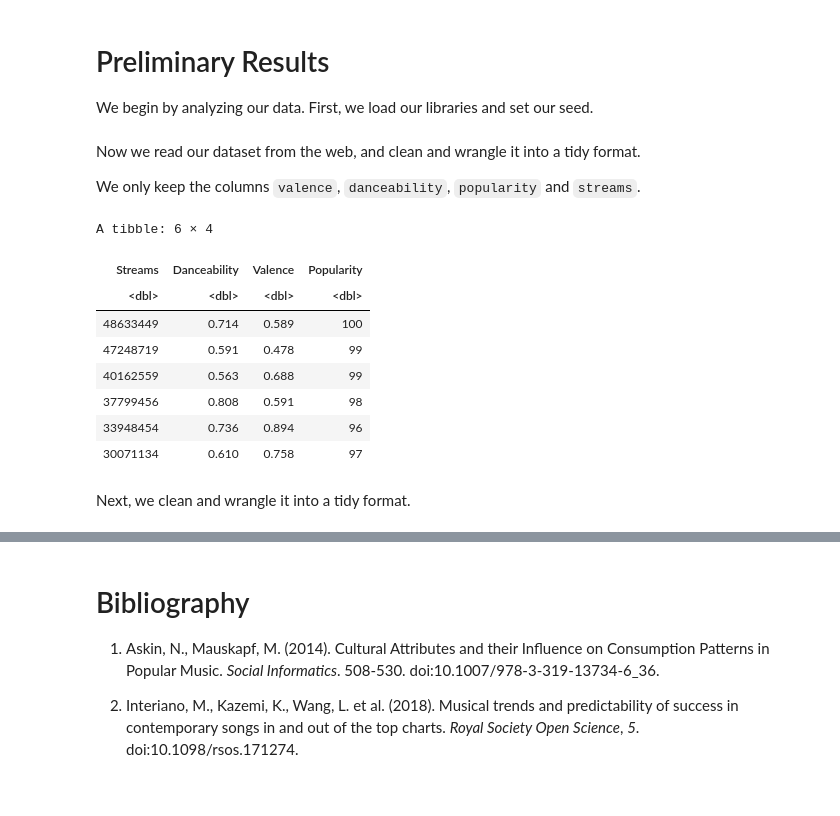
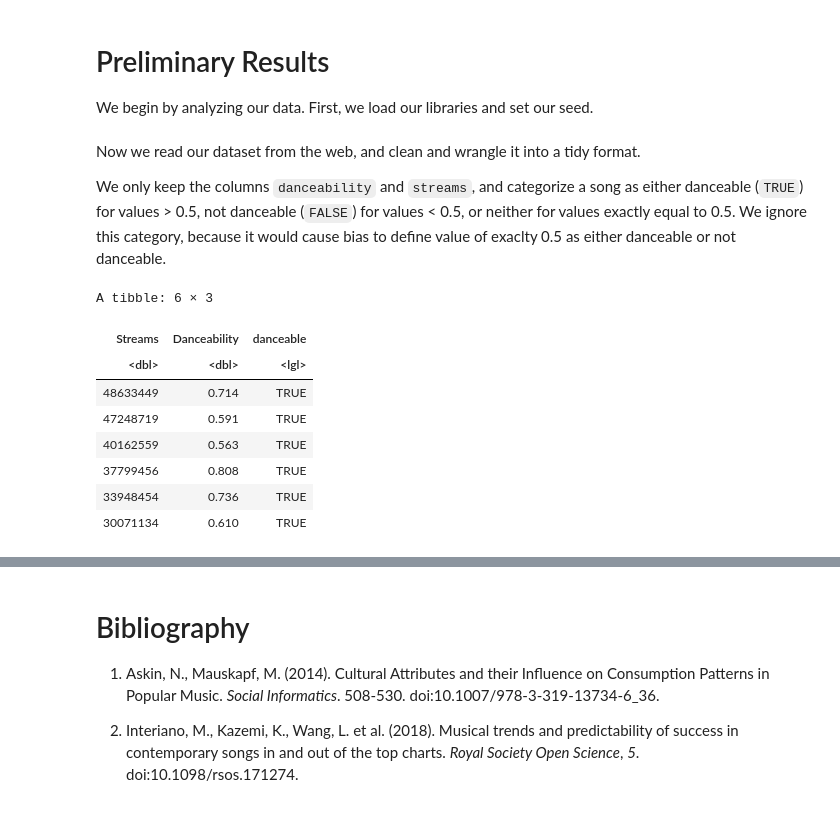
Before and after one commit to cinadia/stat-201-project, a Jupyter notebook: Proposal.ipynb, the cells around one changed output, grey strips where cells are left out. Saved outputs shown, nothing was run; the diff lists cells and outputs as text; code cells hidden in the pictures.

```diff
--- a/Proposal.ipynb
+++ b/Proposal.ipynb
@@ -42,21 +44,22 @@ set.seed(1)
 # %% [markdown]
 Now we read our dataset from the web, and clean and wrangle it into a tidy format.
 
-We only keep the columns `valence`, `danceability`, `popularity` and `streams`.
+We only keep the columns `danceability` and `streams`, and categorize a song as either danceable (`TRUE`) for values > 0.5, not danceable (`FALSE`) for values < 0.5, or neither for values exactly equal to 0.5. We ignore this category, because it would cause bias to define value of exaclty 0.5 as either danceable or not danceable.
 # %%
 spotify_data <- read_csv("https://github.com/cinadia/stat-201-project/raw/main/data/spotify_dataset.csv", show_col_types = FALSE) %>%
-    select("Streams", "Danceability", "Valence", "Popularity")
+    na.omit() %>%
+    select("Streams", "Danceability") %>%
+    filter(Danceability != 0.5) %>%
+    mutate(danceable = Danceability > 0.5)
 
 head(spotify_data)
 # %% [output]
-A tibble: 6 × 4
+A tibble: 6 × 3
-| Streams | Danceability | Valence | Popularity |
-| <dbl> | <dbl> | <dbl> | <dbl> |
-| 48633449 | 0.714 | 0.589 | 100 |
-| 47248719 | 0.591 | 0.478 | 99 |
-| 40162559 | 0.563 | 0.688 | 99 |
-| 37799456 | 0.808 | 0.591 | 98 |
-| 33948454 | 0.736 | 0.894 | 96 |
-| 30071134 | 0.610 | 0.758 | 97 |
+| Streams | Danceability | danceable |
+| <dbl> | <dbl> | <lgl> |
+| 48633449 | 0.714 | TRUE |
+| 47248719 | 0.591 | TRUE |
+| 40162559 | 0.563 | TRUE |
+| 37799456 | 0.808 | TRUE |
+| 33948454 | 0.736 | TRUE |
+| 30071134 | 0.610 | TRUE |
-# %% [markdown]
-Next, we clean and wrangle it into a tidy format.
```
Also changed, not shown: parts of 11 cells of this notebook.
